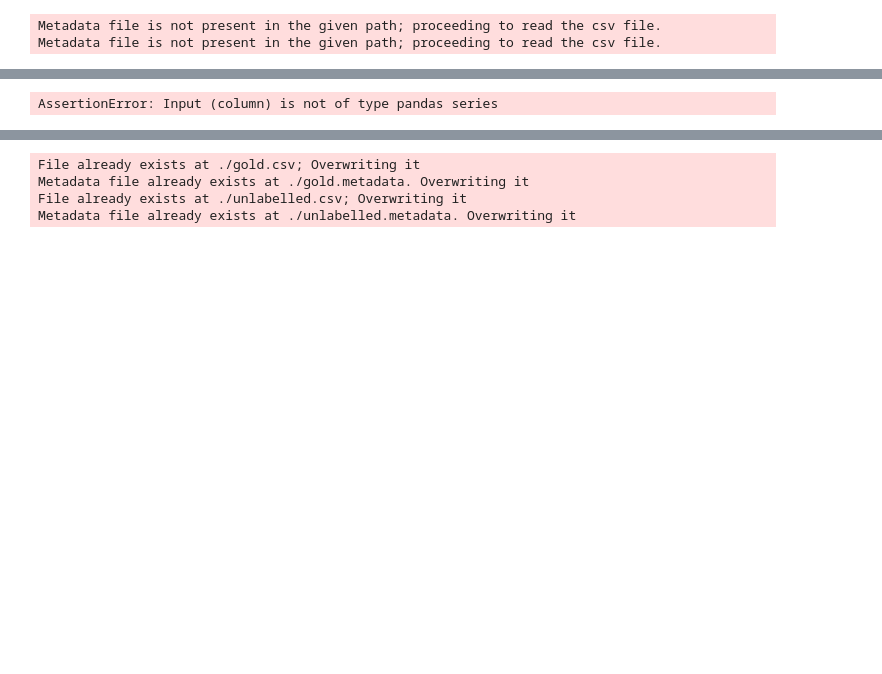
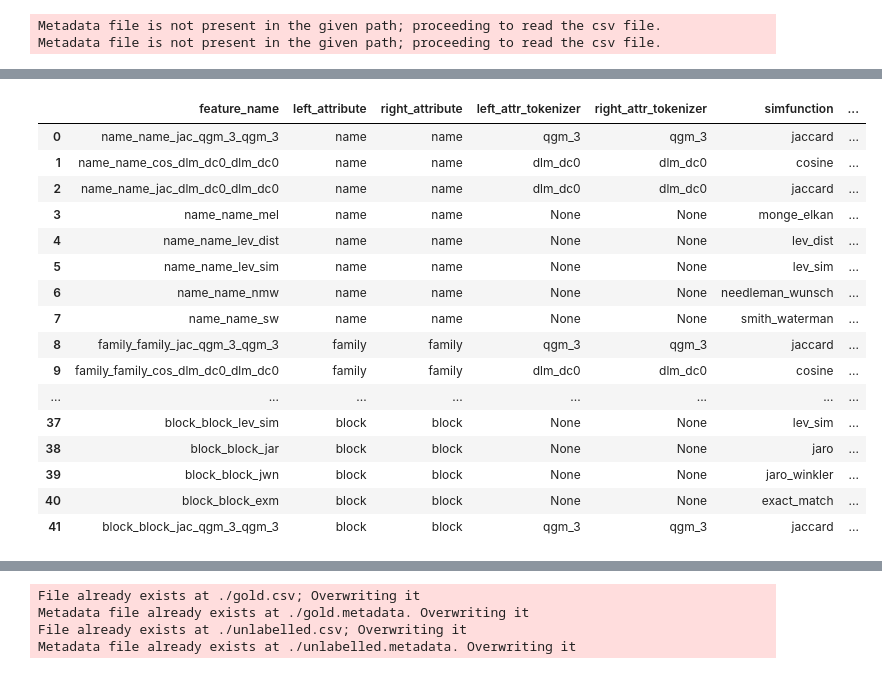
Before and after one commit to andrewedstrom/cs638project, a Jupyter notebook: blocking/Blocking_need_more_tuples.ipynb, the cells around one changed output, grey strips where cells are left out. Cells and saved outputs as stored; diff of their text form; code cells hidden in the pictures; blank space fills up the shorter version.

```diff
--- a/blocking/Blocking_need_more_tuples.ipynb
+++ b/blocking/Blocking_need_more_tuples.ipynb
@@ -61,9 +60,26 @@ Total time elapsed: 00:03:22
 # %%
 #C1.head()
 
 feat = em.get_features_for_matching(rl, ar)
+feat
 # %% [output]
-AssertionError: Input (column) is not of type pandas series
+|  | feature_name | left_attribute | right_attribute | left_attr_tokenizer | right_attr_tokenizer | simfunction | ... |
+| 0 | name_name_jac_qgm_3_qgm_3 | name | name | qgm_3 | qgm_3 | jaccard | ... |
+| 1 | name_name_cos_dlm_dc0_dlm_dc0 | name | name | dlm_dc0 | dlm_dc0 | cosine | ... |
+| 2 | name_name_jac_dlm_dc0_dlm_dc0 | name | name | dlm_dc0 | dlm_dc0 | jaccard | ... |
+| 3 | name_name_mel | name | name | None | None | monge_elkan | ... |
+| 4 | name_name_lev_dist | name | name | None | None | lev_dist | ... |
+| 5 | name_name_lev_sim | name | name | None | None | lev_sim | ... |
+| 6 | name_name_nmw | name | name | None | None | needleman_wunsch | ... |
+| 7 | name_name_sw | name | name | None | None | smith_waterman | ... |
+| 8 | family_family_jac_qgm_3_qgm_3 | family | family | qgm_3 | qgm_3 | jaccard | ... |
+| 9 | family_family_cos_dlm_dc0_dlm_dc0 | family | family | dlm_dc0 | dlm_dc0 | cosine | ... |
+| ... | ... | ... | ... | ... | ... | ... | ... |
+| 37 | block_block_lev_sim | block | block | None | None | lev_sim | ... |
+| 38 | block_block_jar | block | block | None | None | jaro | ... |
+| 39 | block_block_jwn | block | block | None | None | jaro_winkler | ... |
+| 40 | block_block_exm | block | block | None | None | exact_match | ... |
+| 41 | block_block_jac_qgm_3_qgm_3 | block | block | qgm_3 | qgm_3 | jaccard | ... |
 # %%
 H = em.extract_feature_vecs(C1,
                             feature_table=feat,
```
Also changed, not shown: parts of 11 cells of this notebook, 13 other files.
